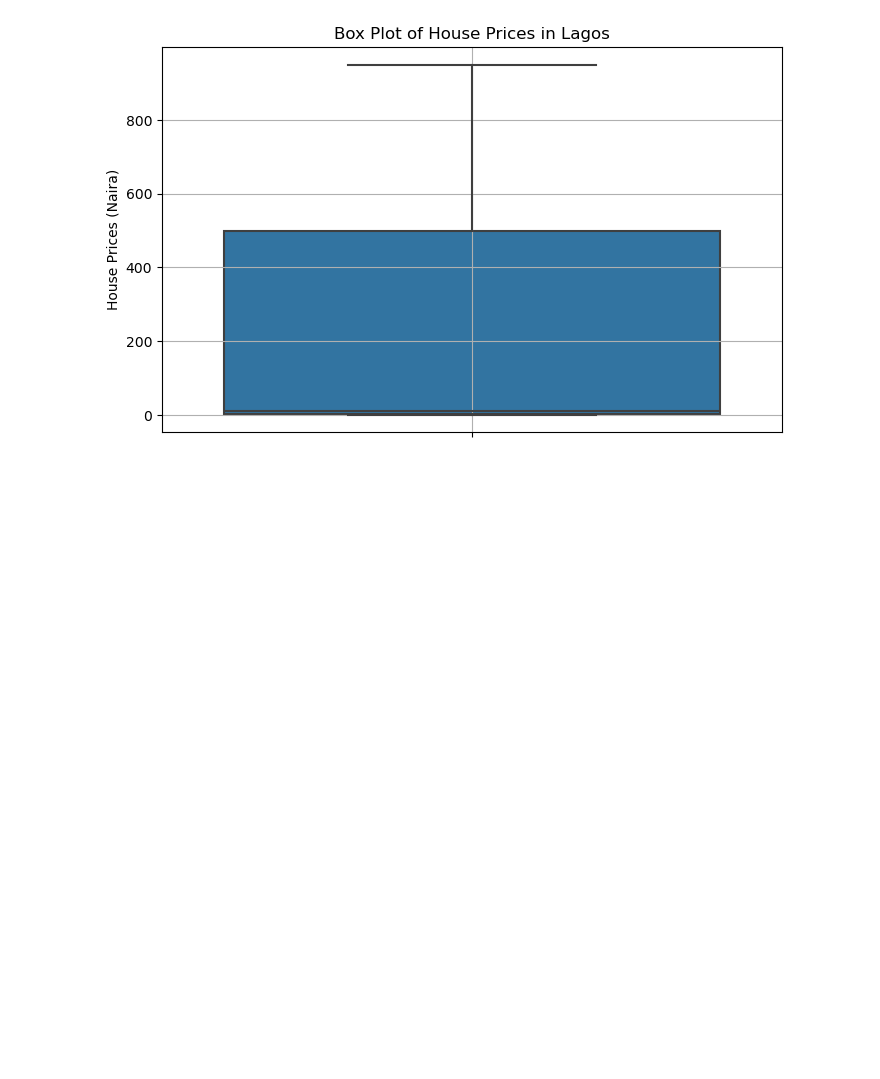
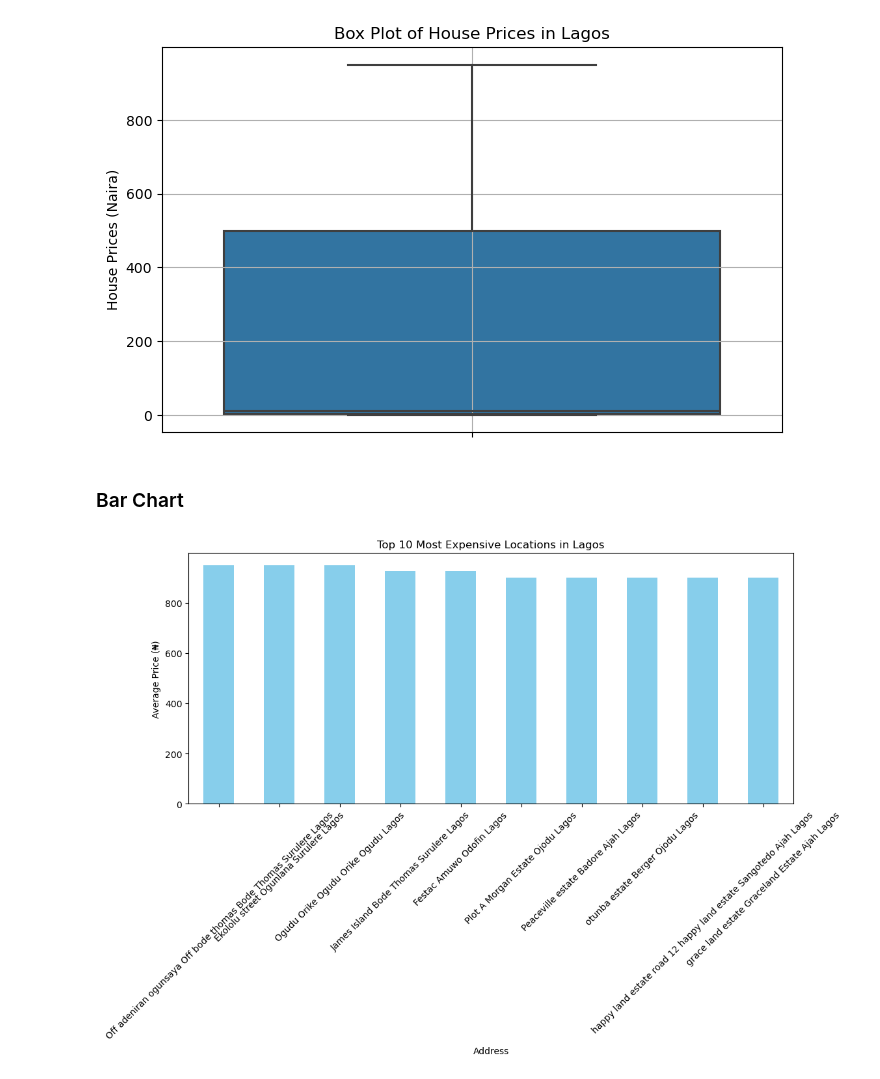
Before and after one commit to giftdavid101/House_Prices_in_Lagos, a Jupyter notebook: a-1-Portfolio-projects-Housing/House_Prices_in_Lagos.ipynb, the cells around one changed output. Drawn from its saved outputs; the diff is of its cells as text; code cells hidden in the pictures; blank space fills up the shorter version.

Commit message:
bar chart

```diff
--- a/a-1-Portfolio-projects-Housing/House_Prices_in_Lagos.ipynb
+++ b/a-1-Portfolio-projects-Housing/House_Prices_in_Lagos.ipynb
@@ -119,8 +119,6 @@ use_inf_as_na option is deprecated and will be removed in a future version. Conv
 [figure]
 # %% [markdown]
 ### Box Plot
-# %%
-df1["Price"] = df1["Price"].str.replace(",", "").astype(int)
 # %%
 df1["Price"] = df1["Price"].str.extract(r"(\d+)").astype(int)
 # %%
@@ -133,3 +131,19 @@ plt.grid(True)
 plt.show()
 # %% [output]
 [figure]
+# %% [markdown]
+### Bar Chart
+# %%
+# Average House Prices Per Location
+# Group by Address and calculate the mean price
+location_avg_price = df1.groupby("Address")["Price"].mean().sort_values(ascending=False)
+
+# Plot
+plt.figure(figsize=(12, 5))
+location_avg_price.head(10).plot(kind="bar", color="skyblue")
+plt.title("Top 10 Most Expensive Locations in Lagos")
+plt.ylabel("Average Price (₦)")
+plt.xticks(rotation=45)
+plt.show()
+# %% [output]
+[figure, added]
```
